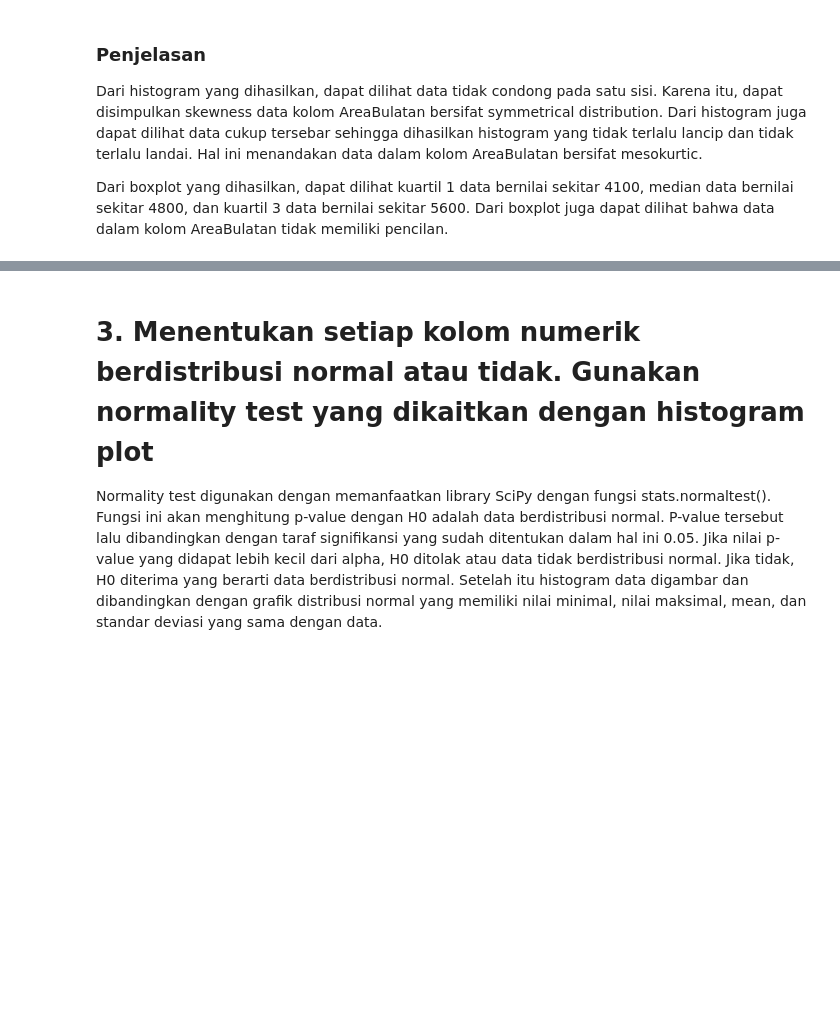
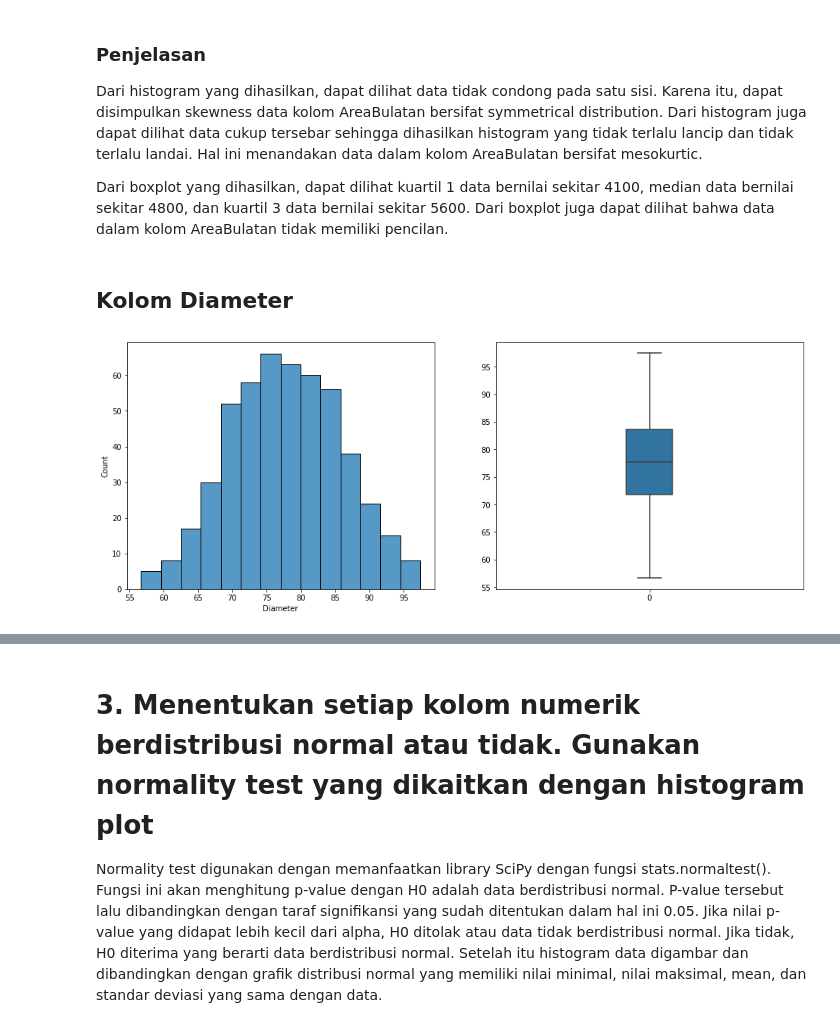
Before and after one commit to reymyr/Hypothesis-Testing, a Jupyter notebook: Tubes.ipynb, the cells around one changed output, grey strips where cells are left out. Cells and saved outputs as stored; diff of their text form; code cells hidden in the pictures; blank space fills up the shorter version.

```diff
--- a/Tubes.ipynb
+++ b/Tubes.ipynb
@@ -224,3 +319,9 @@ drawHistAndBoxplot(df["AreaBulatan"])
 Dari histogram yang dihasilkan, dapat dilihat data tidak condong pada satu sisi. Karena itu, dapat disimpulkan skewness data kolom AreaBulatan bersifat symmetrical distribution. Dari histogram juga dapat dilihat data cukup tersebar sehingga dihasilkan histogram yang tidak terlalu lancip dan tidak terlalu landai. Hal ini menandakan data dalam kolom AreaBulatan bersifat mesokurtic.
 
 Dari boxplot yang dihasilkan, dapat dilihat kuartil 1 data bernilai sekitar 4100, median data bernilai sekitar 4800, dan kuartil 3 data bernilai sekitar 5600. Dari boxplot juga dapat dilihat bahwa data dalam kolom AreaBulatan tidak memiliki pencilan.
+# %% [markdown]
+## Kolom Diameter
+# %%
+drawHistAndBoxplot(df["Diameter"])
+# %% [output]
+[figure, added]
```
Also changed, not shown: parts of 41 cells of this notebook.
